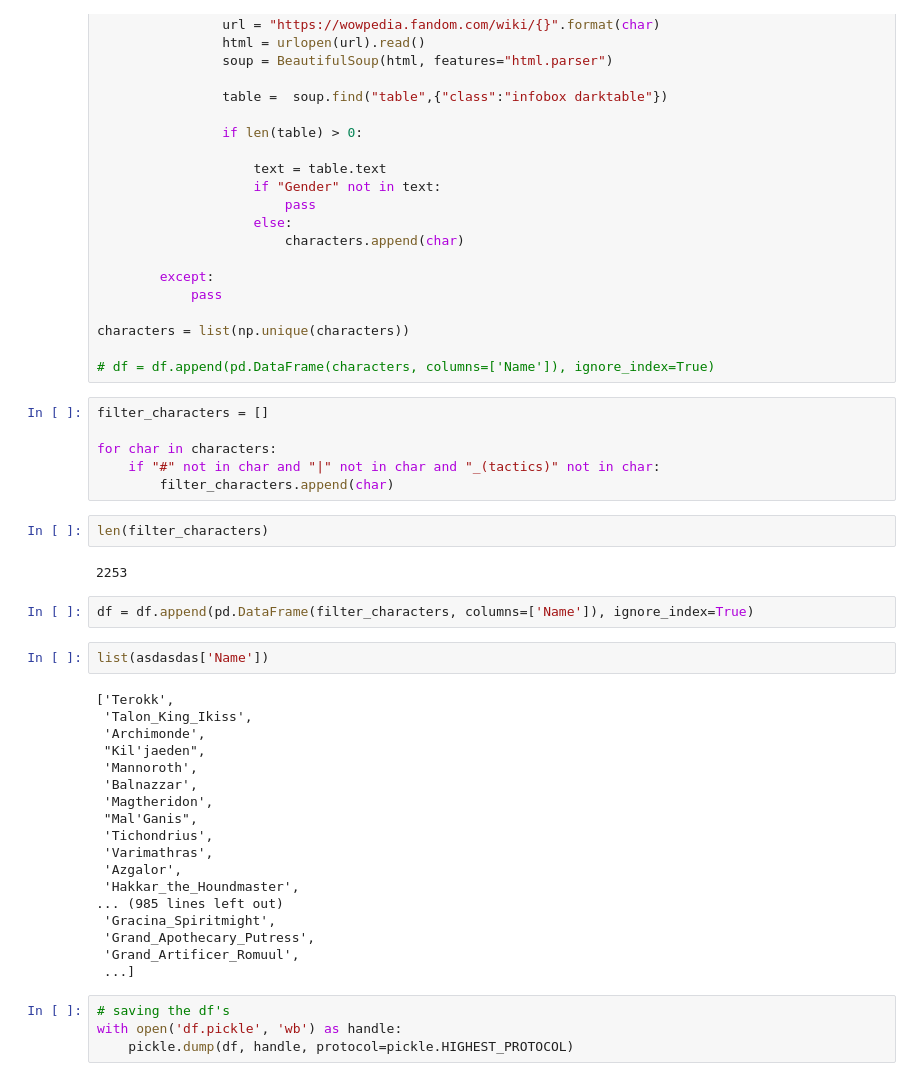
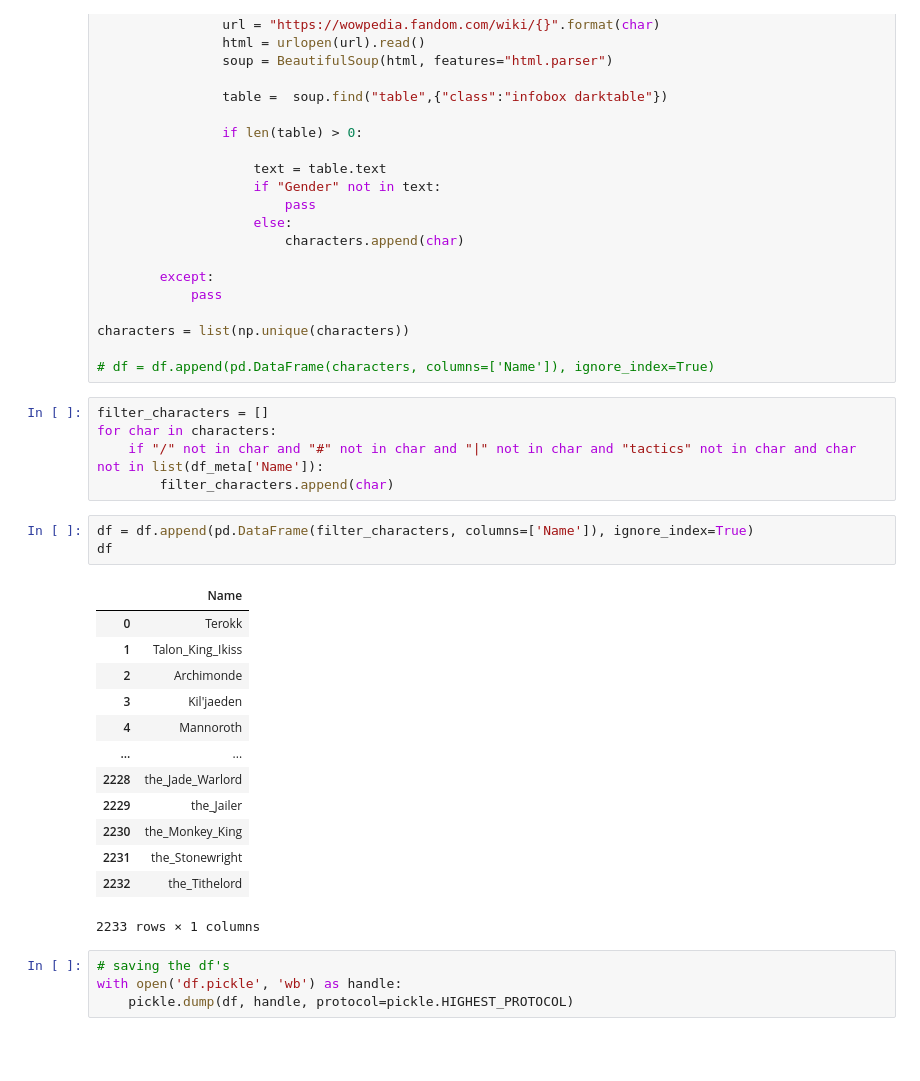
Before and after one commit to Malthe57/SocGraphProject, a Jupyter notebook: Create_dataframes.ipynb, the cells around one changed output. Drawn from its saved outputs; the diff is of its cells as text; blank space fills up the shorter version.

```diff
--- a/Create_dataframes.ipynb
+++ b/Create_dataframes.ipynb
@@ -373,36 +367,26 @@ characters = list(np.unique(characters))
 # df = df.append(pd.DataFrame(characters, columns=['Name']), ignore_index=True)
 # %%
 filter_characters = []
-
 for char in characters:
-    if "#" not in char and "|" not in char and "_(tactics)" not in char:
+    if "/" not in char and "#" not in char and "|" not in char and "tactics" not in char and char not in list(df_meta['Name']):
         filter_characters.append(char)
-# %%
-len(filter_characters)
-# %% [output]
-2253
 # %%
 df = df.append(pd.DataFrame(filter_characters, columns=['Name']), ignore_index=True)
+df
+# %% [output]
+|  | Name |
+| 0 | Terokk |
+| 1 | Talon_King_Ikiss |
+| 2 | Archimonde |
+| 3 | Kil'jaeden |
+| 4 | Mannoroth |
+| ... | ... |
+| 2228 | the_Jade_Warlord |
+| 2229 | the_Jailer |
+| 2230 | the_Monkey_King |
+| 2231 | the_Stonewright |
+| 2232 | the_Tithelord |
+2233 rows × 1 columns
-# %%
-list(asdasdas['Name'])
-# %% [output]
-['Terokk',
- 'Talon_King_Ikiss',
- 'Archimonde',
- "Kil'jaeden",
- 'Mannoroth',
- 'Balnazzar',
- 'Magtheridon',
- "Mal'Ganis",
- 'Tichondrius',
- 'Varimathras',
- 'Azgalor',
- 'Hakkar_the_Houndmaster',
-... (985 lines left out)
- 'Gracina_Spiritmight',
- 'Grand_Apothecary_Putress',
- 'Grand_Artificer_Romuul',
- ...]
 # %%
 # saving the df's
 with open('df.pickle', 'wb') as handle:
```
Also changed, not shown: parts of 3 cells of this notebook, 1 other file.
